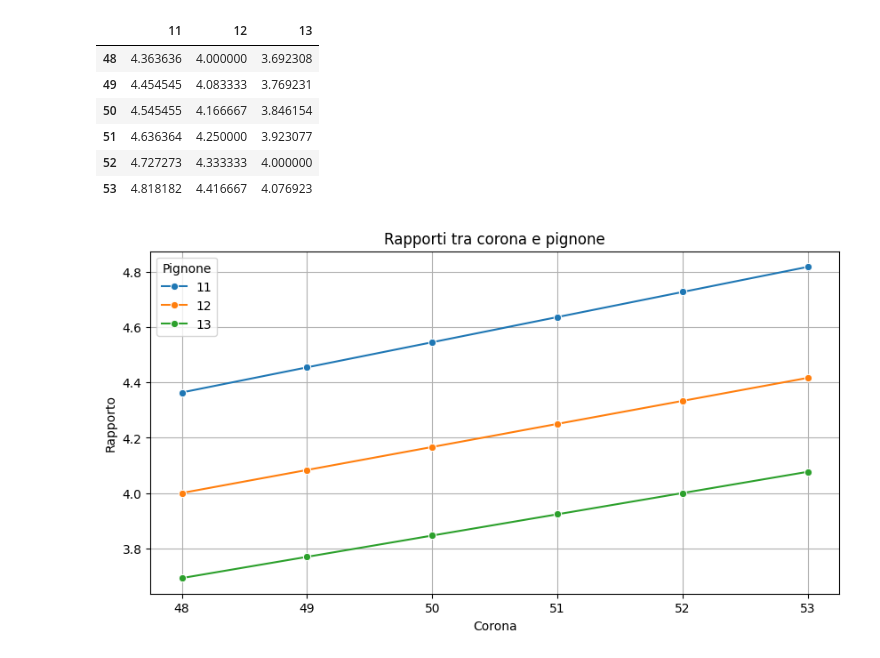
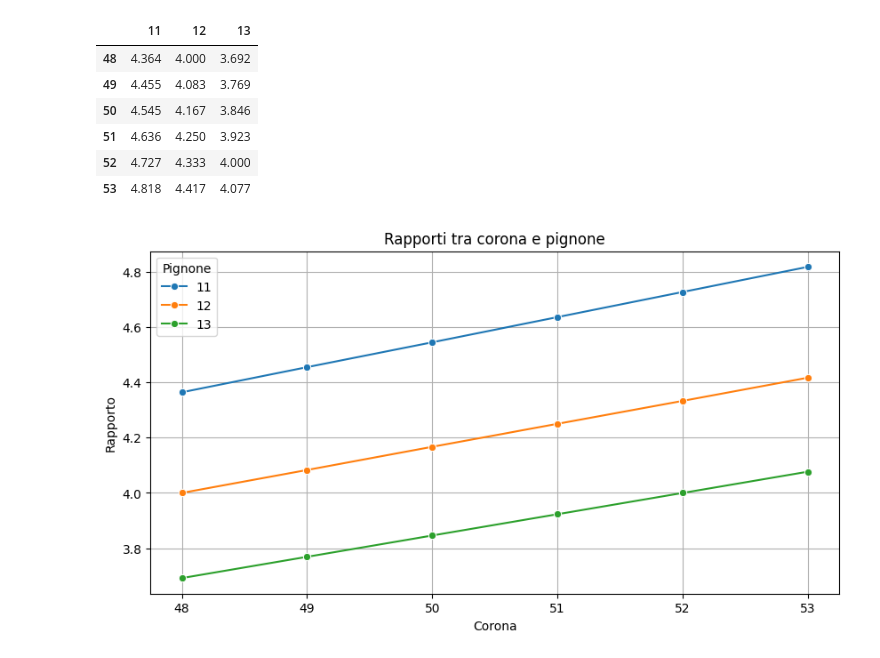
Before and after one commit to thomasmassarutto/rapporti_trasmissione_finale, a Jupyter notebook: rapportotrasmissione.ipynb, the cells around one changed output. Saved outputs shown, nothing was run; the diff lists cells and outputs as text; code cells hidden in the pictures.

```diff
--- a/rapportotrasmissione.ipynb
+++ b/rapportotrasmissione.ipynb
@@ -6,27 +6,29 @@ import seaborn as sns
 # %%
 pignone_data= pd.read_csv("misure_pignone.csv")
 corona_data= pd.read_csv("misure_corona.csv")
 
 
 pignone= np.array(pignone_data['denti'])
 corona= np.array(corona_data['denti'])
 
 
 rapporti = corona[:, np.newaxis] / pignone
 
 tabella= pd.DataFrame(rapporti, columns= pignone, index=corona)
 
+tabella= tabella.round(decimals=3)
+
 tabella.to_csv("tabella_rapporti.csv")
 
 tabella
 # %% [output]
 |  | 11 | 12 | 13 |
-| 48 | 4.363636 | 4.000000 | 3.692308 |
-| 49 | 4.454545 | 4.083333 | 3.769231 |
-| 50 | 4.545455 | 4.166667 | 3.846154 |
-| 51 | 4.636364 | 4.250000 | 3.923077 |
-| 52 | 4.727273 | 4.333333 | 4.000000 |
-| 53 | 4.818182 | 4.416667 | 4.076923 |
+| 48 | 4.364 | 4.000 | 3.692 |
+| 49 | 4.455 | 4.083 | 3.769 |
+| 50 | 4.545 | 4.167 | 3.846 |
+| 51 | 4.636 | 4.250 | 3.923 |
+| 52 | 4.727 | 4.333 | 4.000 |
+| 53 | 4.818 | 4.417 | 4.077 |
 # %%
 df_trasposto = tabella.transpose().reset_index()
 
```
